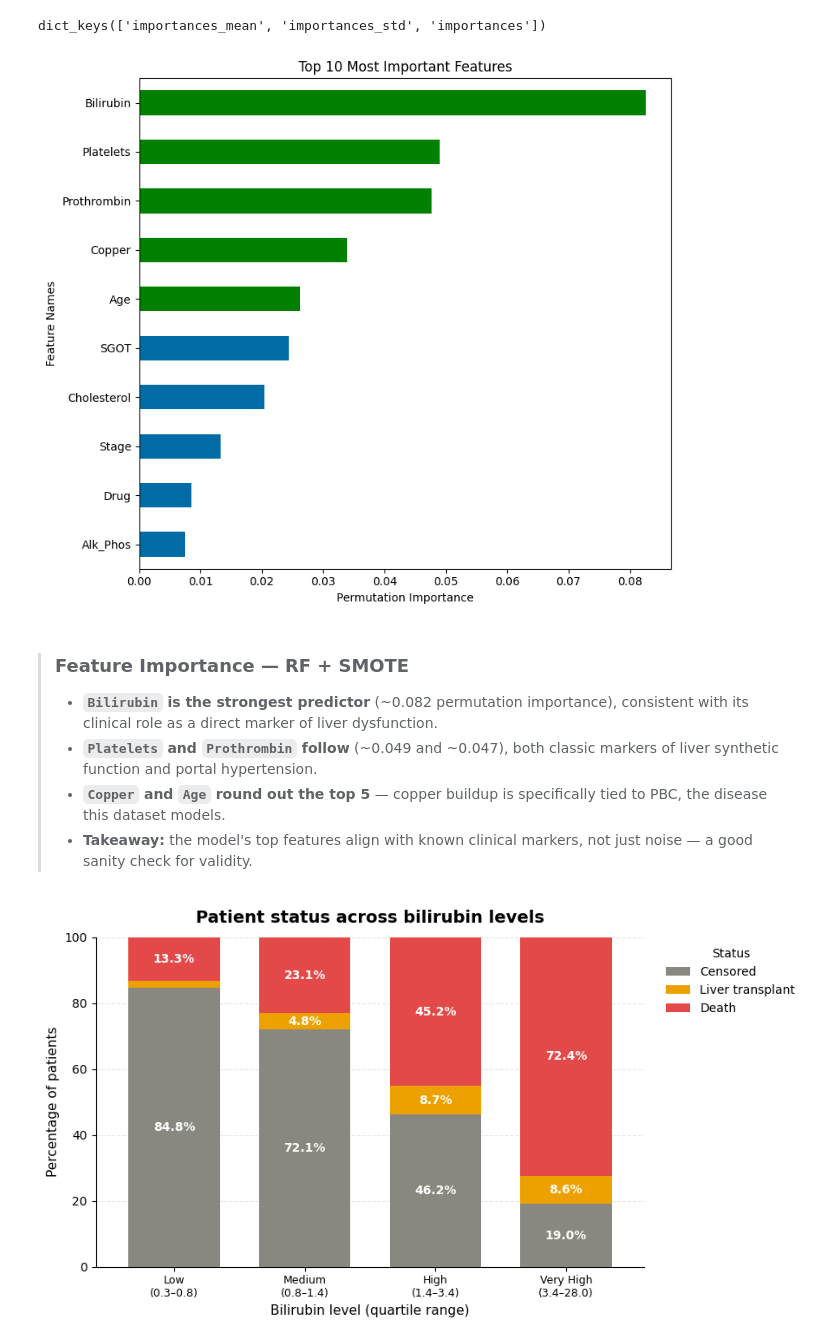
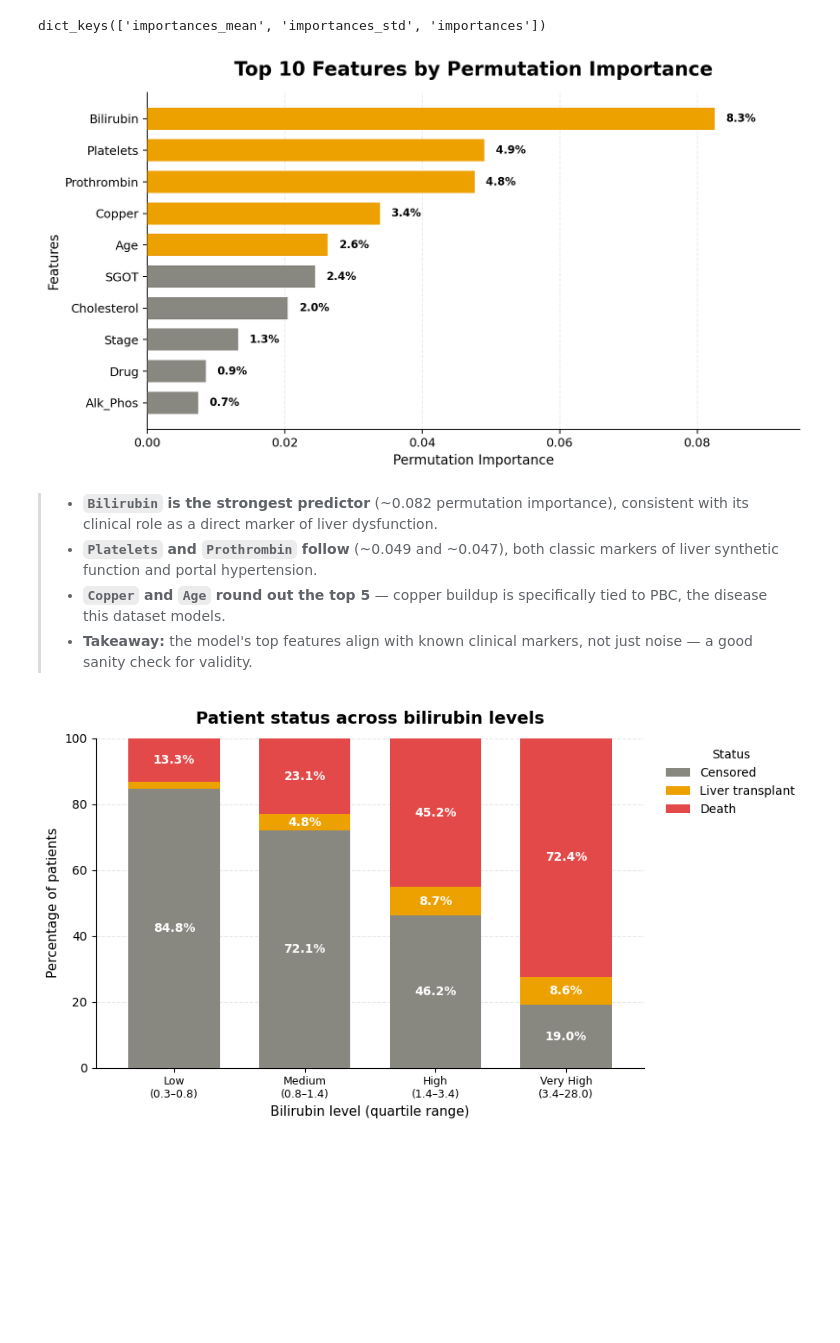
Before and after one commit to swirita/Cirrhosis-Prediction, a Jupyter notebook: Cirrhosis_Prediction.ipynb, the cells around one changed output. Saved outputs shown, nothing was run; the diff lists cells and outputs as text; code cells hidden in the pictures; blank space fills up the shorter version.

```diff
--- a/Cirrhosis_Prediction.ipynb
+++ b/Cirrhosis_Prediction.ipynb
@@ -1191,35 +1107,27 @@ dict_keys(['importances_mean', 'importances_std', 'importances'])
 # %%
 # Convert mean permutation importances into a Series
 permutation_importances = pd.Series(
     r['importances_mean'],
     index=X_test.columns,
     name='Permutation Importance'
 )
 
 # Sort from highest to lowest
 permutation_importances = permutation_importances.sort_values(
     ascending=False
 )
 
-colors_top5 = get_color_dict(
+ax = plot_importance_color(
     permutation_importances,
-    top_n=5
+    top_n=10,
+    highlight_n=5,
+    figsize=(9, 5)
 )
 
-ax = plot_importance_color(
-    permutation_importances,
-    color_dict=colors_top5,
-    top_n=10,
-    figsize=(8, 7)
-)
-
-ax.set_xlabel("Permutation Importance")
-
-plt.tight_layout()
+plt.show()
 # %% [output]
-[figure, old version]
+[figure, new version]
 # %% [markdown]
-> ### Feature Importance — RF + SMOTE
 >
 > - **`Bilirubin` is the strongest predictor** (~0.082 permutation importance), consistent with its clinical role as a direct marker of liver dysfunction.
 > - **`Platelets` and `Prothrombin` follow** (~0.049 and ~0.047), both classic markers of liver synthetic function and portal hypertension.
```
Also changed, not shown: parts of 37 cells of this notebook.
